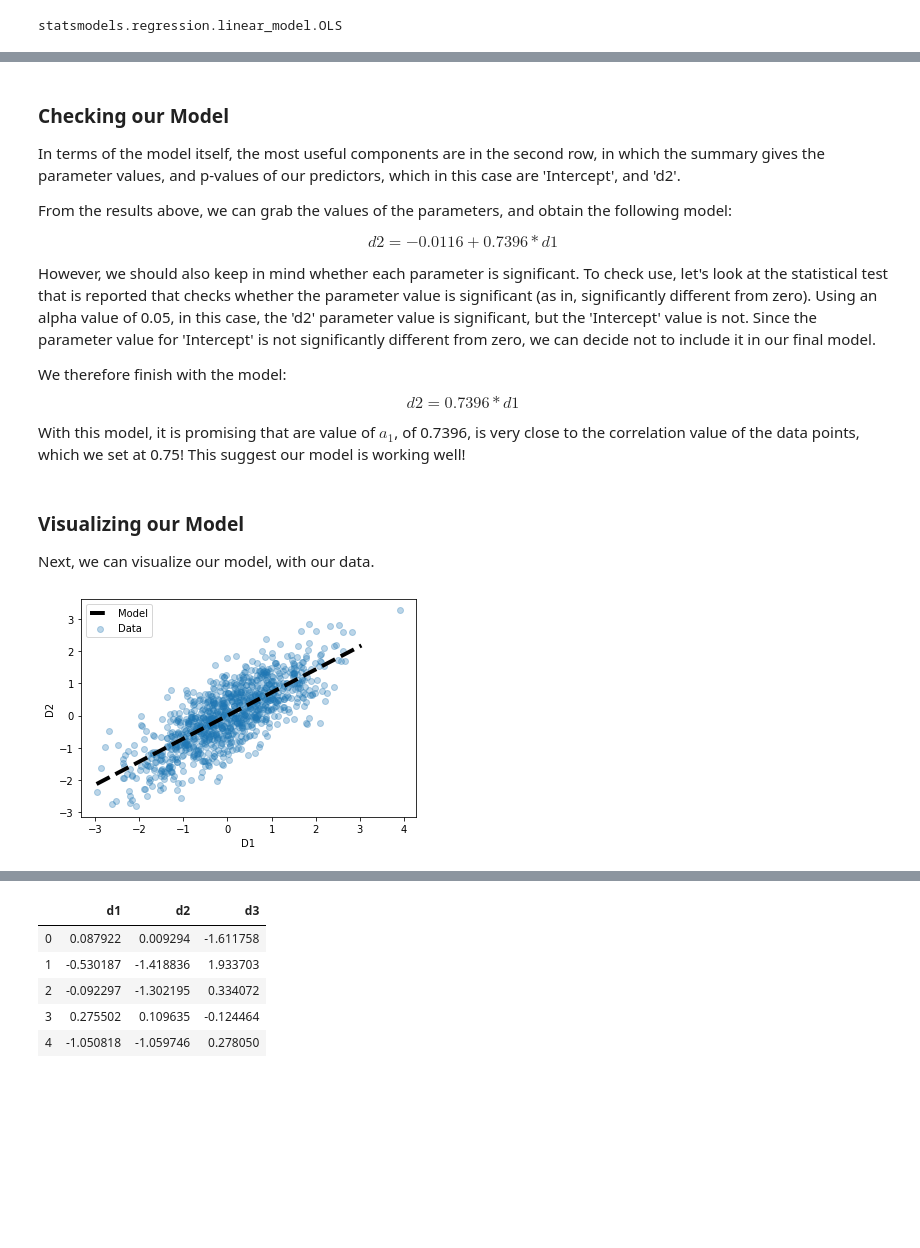
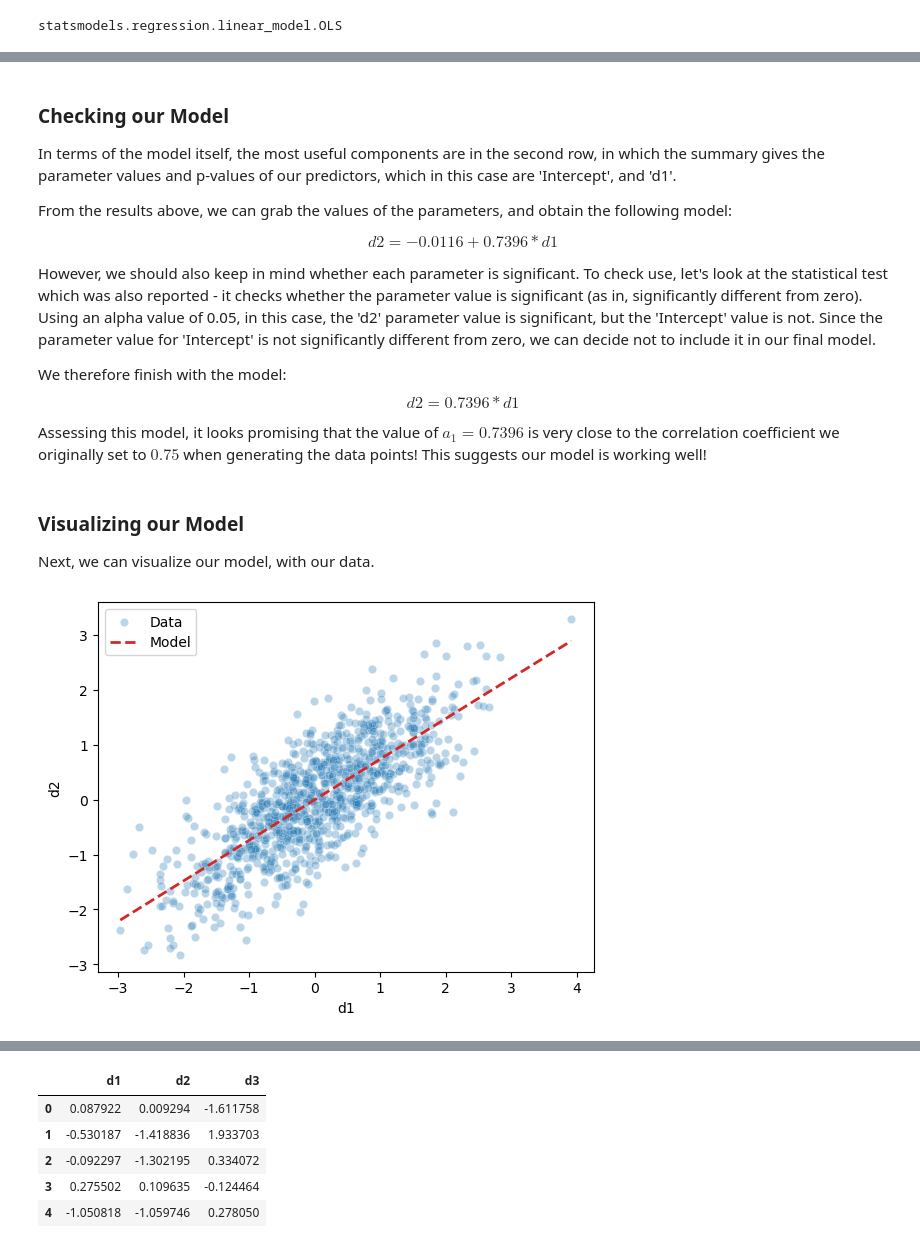
Before and after one commit to COGS108/Tutorials, a Jupyter notebook: 14-LinearModels.ipynb, the cells around one changed output, grey strips where cells are left out. Cells and saved outputs as stored; diff of their text form; code cells hidden in the pictures; blank space fills up the shorter version.

```diff
--- a/14-LinearModels.ipynb
+++ b/14-LinearModels.ipynb
@@ -174,36 +160,37 @@ The last section includes some other tests that are run on the data. These can b
 # %% [markdown]
 ### Checking our Model
 
-In terms of the model itself, the most useful components are in the second row, in which the summary gives the parameter values, and p-values of our predictors, which in this case are 'Intercept', and 'd2'.
+In terms of the model itself, the most useful components are in the second row, in which the summary gives the parameter values and p-values of our predictors, which in this case are 'Intercept', and 'd1'.
 
 From the results above, we can grab the values of the parameters, and obtain the following model:
 
 $$ d2 = -0.0116 + 0.7396 * d1 $$
 
-However, we should also keep in mind whether each parameter is significant. To check use, let's look at the statistical test that is reported that checks whether the parameter value is significant (as in, significantly different from zero). Using an alpha value of 0.05, in this case, the 'd2' parameter value is significant, but the 'Intercept' value is not. Since the parameter value for 'Intercept' is not significantly different from zero, we can decide not to include it in our final model.
+However, we should also keep in mind whether each parameter is significant. To check use, let's look at the statistical test which was also reported - it checks whether the parameter value is significant (as in, significantly different from zero). Using an alpha value of 0.05, in this case, the 'd2' parameter value is significant, but the 'Intercept' value is not. Since the parameter value for 'Intercept' is not significantly different from zero, we can decide not to include it in our final model.
 
 We therefore finish with the model:
 $$ d2 = 0.7396 * d1 $$
 
-With this model, it is promising that are value of $a_1$, of 0.7396, is very close to the correlation value of the data points, which we set at 0.75! This suggest our model is working well!
+Assessing this model, it looks promising that the value of $a_1 = 0.7396$ is very close to the correlation coefficient we originally set to $0.75$ when generating the data points! This suggests our model is working well!
 # %% [markdown]
 ### Visualizing our Model
 
 Next, we can visualize our model, with our data.
 # %%
 # Plot the orginal data (as before)
-plt.scatter(df['d1'], df['d2'], alpha=0.3, label='Data');
+sns.scatterplot(x=df['d1'], y=df['d2'], alpha=0.3, label='Data', color='tab:blue')
 
 # Generate and plot the model fit line
-xs = np.arange(df['d1'].min(), df['d1'].max())
-ys = 0.7185 * xs
-plt.plot(xs, ys, '--k', linewidth=4, label='Model')
+xs = np.arange(df['d1'].min(), df['d1'].max(), 0.001)
+ys = 0.7396 * xs
+plt.plot(xs, ys, '--', linewidth=2, label='Model', color='tab:red')
 
-plt.xlabel('D1')
-plt.ylabel('D2')
-plt.legend();
+plt.xlabel('d1')
+plt.ylabel('d2')
+plt.legend()
+plt.show()
 # %% [output]
-[figure, old version]
+[figure, new version]
 # %% [markdown]
 ### Using multiple predictors
 
```
Also changed, not shown: parts of 21 cells of this notebook.
